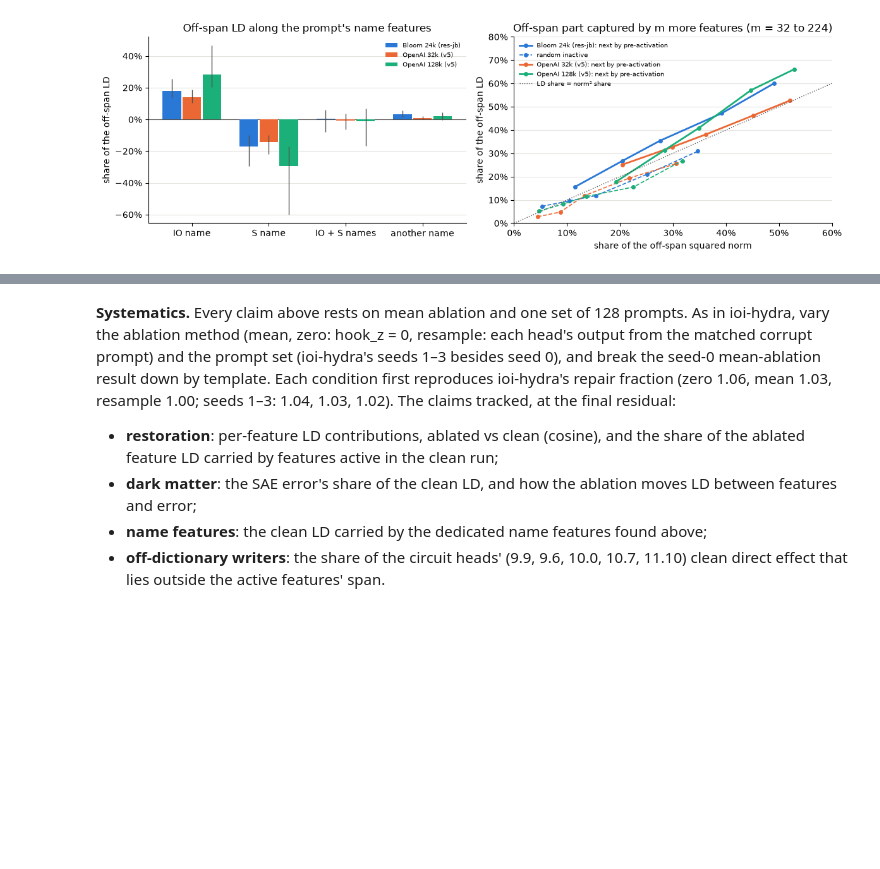
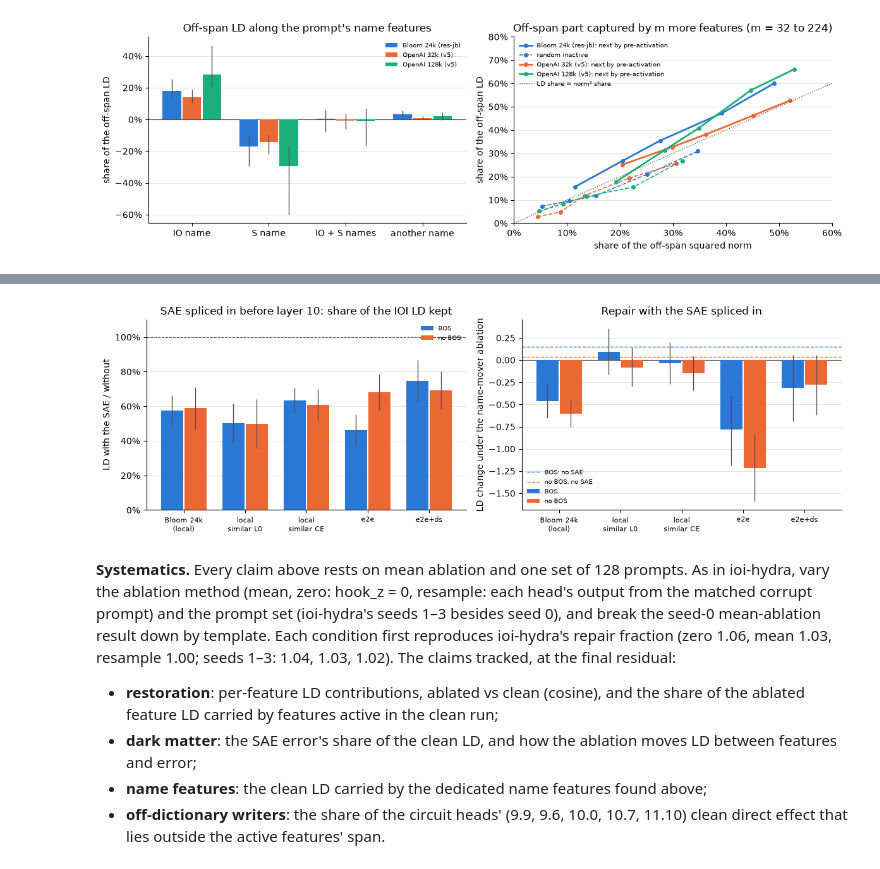
Before and after one commit to rreece/gpt2-atlas, a Jupyter notebook: notebooks/atlas.ipynb, the cells around one changed output, grey strips where cells are left out. Drawn from its saved outputs; the diff is of its cells as text; code cells hidden in the pictures; blank space fills up the shorter version.

Commit message:
IOI with Apollo's end-to-end SAEs

```diff
--- a/notebooks/atlas.ipynb
+++ b/notebooks/atlas.ipynb
@@ -1085,0 +1098,8 @@ little context; the increase from splicing in the SAE, which is what the gate te
+# %%
+AJT = {"sll": "local, similar L0", "scl": "local, similar CE", "sle": "e2e", "slefr": "e2e+ds"}
+print("layer 10        rows           L0 (paper)      alive (paper)    ΔCE (paper)   centered var. explained   CE score")
+for v, label in AJT.items():
+    for suffix, rows in (("-nobos127", "no BOS, 127"), ("", "BOS + 127")):
+        g = pd.read_parquet(f"../results/sae-gate-ajt-{v}{suffix}/gate.parquet").iloc[0]
+        print(f"{label:17s} {rows:12s} {g.l0:6.1f} ({g.post_l0:5.1f})   {1 - g.dead_frac:6.1%} ({g.post_alive_frac:5.1%})   "
+              f"{g.ce_sae - g.ce_clean:.3f} ({g.post_ce_sae - g.post_ce_clean:.3f})   {g.var_explained:8.2f}   {g.ce_score:16.3f}")
@@ -1882,0 +1921,91 @@ OpenAI 32k (v5)      S name          -14% [-22%, -10%]     1.0%
+# %%
+from sae_gate import patch_resid_pre
+
+E2E = {"Bloom 24k (local)": "gpt2-small-res-jb", "Apollo local, similar L0": "gpt2-small-res_sll-ajt",
+       "Apollo local, similar CE": "gpt2-small-res_scl-ajt", "Apollo e2e": "gpt2-small-res_sle-ajt",
+       "Apollo e2e+ds": "gpt2-small-res_slefr-ajt"}
+dev = hf_model.model.device.type  # load_sae wants "mps" or "cpu"
+gen = torch.Generator().manual_seed(0)
+
+def splice_ld(d_, sae_L=None, where="all", noise=False, ablate=None, skip=1):
+    """LD with the residual stream before layer 10 replaced by the SAE's reconstruction (or a random error of the same norm)."""
+    def fn(x):
+        B, T, dm = x.shape
+        m = torch.zeros(B, T, dtype=torch.bool, device=x.device)
+        m[:, skip:] = True
+        n_, e_ = torch.arange(B, device=x.device), d_.end.to(x.device)
+        if where == "end":
+            m[:] = False
+            m[n_, e_] = True
+        elif where == "not end":
+            m[n_, e_] = False
+        out = x.clone()
+        xr = sae_L.decode(sae_L.encode(x[m]))
+        if noise:
+            r = torch.randn(xr.shape, generator=gen).to(x.device)
+            r = r - r.mean(-1, keepdim=True)
+            xr = x[m] + r * ((xr - x[m]).norm(dim=-1, keepdim=True) / r.norm(dim=-1, keepdim=True))
+        out[m] = xr
+        return out
+    hs = [patch_resid_pre(hf_model.model.h[10], fn)] if sae_L is not None else []
+    try:
+        if ablate is not None:
+            with ioi.ablate_heads(hf_model, ioi.NAME_MOVERS, ablate):
+                return ioi.run(hf_model, d_, resid_layers=(12,))["ld"]
+        return ioi.run(hf_model, d_, resid_layers=(12,))["ld"]
+    finally:
+        for h in hs:
+            h.remove()
+
+FORMATS = {"BOS": (ds, 1), "no BOS": (ioi.drop_bos(ds), 0)}
+e2e_rows, e2e_ld = [], {}
+for fmt, (d_, skip) in FORMATS.items():
+    ref_ = ioi.ablation_reference(hf_model, d_, "mean")
+    base_c, base_a = splice_ld(d_), splice_ld(d_, ablate=ref_)
+    e2e_ld[fmt, "no SAE"] = (base_c, base_a)
+    for name, rel in E2E.items():
+        sae_L = load_sae(rel, "blocks.10.hook_resid_pre", dev)
+        c = splice_ld(d_, sae_L, skip=skip)
+        a = splice_ld(d_, sae_L, ablate=ref_, skip=skip)
+        e2e_ld[fmt, name] = (c, a)
+        e2e_rows.append({"format": fmt, "sae": name, "kept": ratio_ci(c.numpy(), base_c.numpy()),
+                         "repair": ioi.bootstrap_mean(a - c), "noise": float(splice_ld(d_, sae_L, noise=True, skip=skip).mean()),
+                         "end": float(splice_ld(d_, sae_L, where="end", skip=skip).mean()),
+                         "not_end": float(splice_ld(d_, sae_L, where="not end", skip=skip).mean()),
+                         "clean": float(base_c.mean()), "base_repair": float((base_a - base_c).mean())})
+        del sae_L
+er = pd.DataFrame(e2e_rows)
+for fmt in FORMATS:
+    g_ = er[er.format == fmt]
+    print(f"\n{fmt}: no SAE, LD {g_.clean.iloc[0]:.2f}; repair under the ablation {g_.base_repair.iloc[0]:+.2f}")
+    print("  SAE spliced before layer 10   LD kept [95%]         repair [95%]           random error, same norm   final token only   all but the final token")
+    for r_ in g_.itertuples():
+        print(f"  {r_.sae:26s}   {r_.kept[0]:4.0%} [{r_.kept[1]:4.0%}, {r_.kept[2]:4.0%}]   {r_.repair[0]:+.2f} [{r_.repair[1]:+.2f}, {r_.repair[2]:+.2f}]"
+              f"   {r_.noise:12.2f}   {r_.end:18.2f}   {r_.not_end:14.2f}")
+c_loc = e2e_ld["no BOS", "Apollo local, similar L0"][0]
+for name in ("Apollo e2e", "Apollo e2e+ds", "Apollo local, similar CE"):
+    m_ = ioi.bootstrap_mean(e2e_ld["no BOS", name][0] - c_loc)
+    print(f"no BOS, {name} minus local (similar L0): LD {m_[0]:+.2f} [{m_[1]:+.2f}, {m_[2]:+.2f}]")
+
+fig, axes = plt.subplots(1, 2, figsize=(12, 3.9))
+names_e = list(E2E)
+for j, fmt in enumerate(FORMATS):
+    g_ = er[er.format == fmt].set_index("sae").loc[names_e]
+    xs = np.arange(len(names_e)) + (j - 0.5) * 0.38
+    kept = np.array([k[0] for k in g_.kept]); kerr = np.array([[k[0] - k[1], k[2] - k[0]] for k in g_.kept]).T
+    rep = np.array([k[0] for k in g_.repair]); rerr = np.array([[k[0] - k[1], k[2] - k[0]] for k in g_.repair]).T
+    axes[0].bar(xs, kept, 0.36, yerr=kerr, color=C[j], label=fmt, zorder=3, error_kw={"lw": 1, "ecolor": INK2})
+    axes[1].bar(xs, rep, 0.36, yerr=rerr, color=C[j], label=fmt, zorder=3, error_kw={"lw": 1, "ecolor": INK2})
+    axes[1].axhline(g_.base_repair.iloc[0], color=C[j], lw=1, ls="--", label=f"{fmt}: no SAE")
+axes[0].axhline(1, color=INK2, lw=0.8, ls="--")
+axes[1].axhline(0, color=INK2, lw=0.8)
+for ax in axes:
+    ax.set_xticks(np.arange(len(names_e)), [n.replace("Apollo ", "").replace(", ", "\n").replace(" (", "\n(") for n in names_e], fontsize=8)
+    ax.legend(frameon=False, fontsize=7)
+    tidy(ax)
+axes[0].set(title="SAE spliced in before layer 10: share of the IOI LD kept", ylabel="LD with the SAE / without", ylim=(0, 1.1))
+axes[0].yaxis.set_major_formatter(plt.matplotlib.ticker.PercentFormatter(1.0))
+axes[1].set(title="Repair with the SAE spliced in", ylabel="LD change under the name-mover ablation")
+plt.tight_layout()
+save(fig, "results_ioi_e2e")
+# %% [output]
@@ -1883,3 +2034,4 @@ OpenAI 32k (v5)      S name          -14% [-22%, -10%]     1.0%
+[figure, added]
 # %% [markdown]
 **Systematics.** Every claim above rests on mean ablation and one set of 128 prompts. As in ioi-hydra, vary the
 ablation method (mean, zero: hook_z = 0, resample: each head's output from the matched corrupt prompt) and the prompt
```
Also changed, not shown: parts of 5 cells of this notebook, 9 other files.
